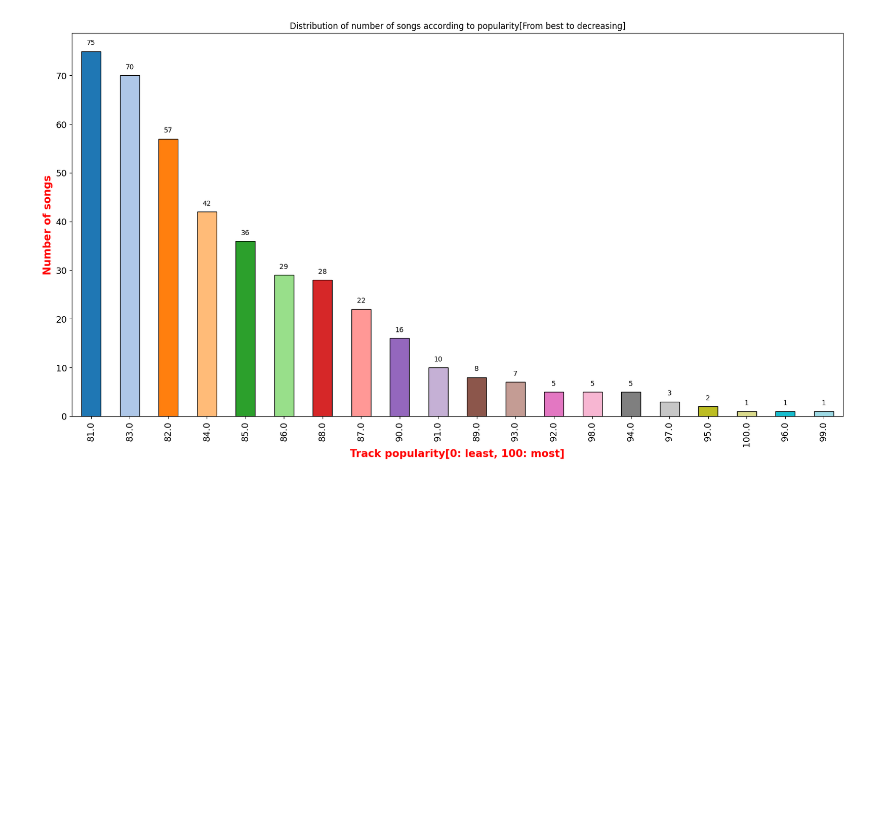
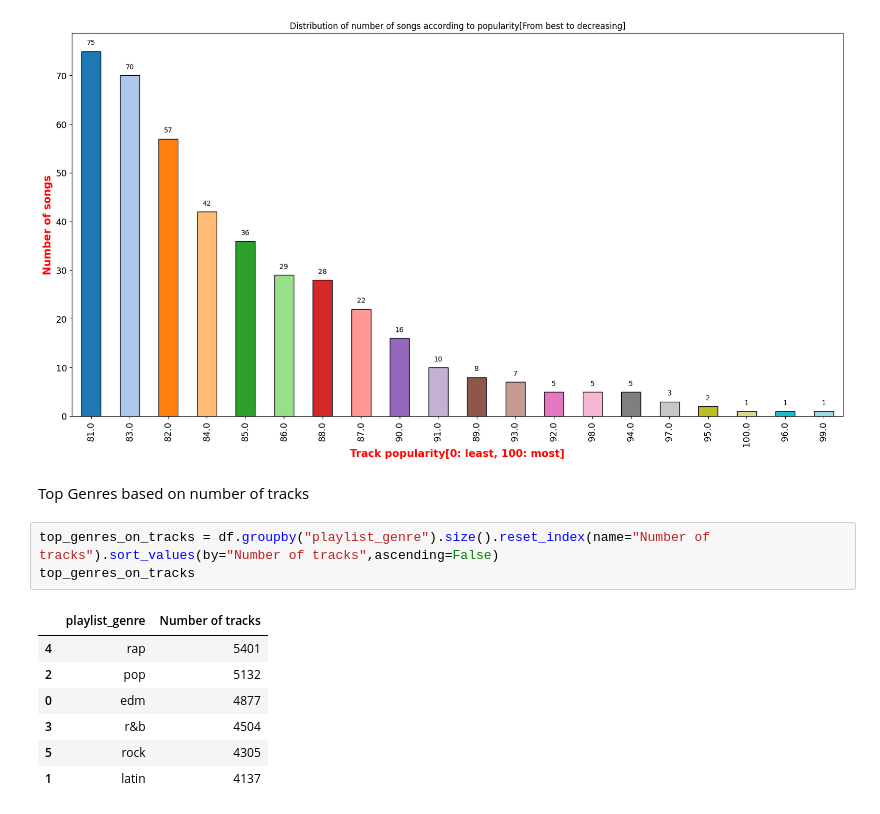
Before and after one commit to hemantsirsat/Data-Visualisation, a Jupyter notebook: Spotify/app.ipynb, the cells around one changed output. Cells and saved outputs as stored; diff of their text form; blank space fills up the shorter version.

```diff
--- a/Spotify/app.ipynb
+++ b/Spotify/app.ipynb
@@ -198,3 +202,16 @@ plt.title("Distribution of number of songs according to popularity[From best to
 plt.show()
 # %% [output]
 [figure]
+# %% [markdown]
+Top Genres based on number of tracks
+# %%
+top_genres_on_tracks = df.groupby("playlist_genre").size().reset_index(name="Number of tracks").sort_values(by="Number of tracks",ascending=False)
+top_genres_on_tracks
+# %% [output]
+|  | playlist_genre | Number of tracks |
+| 4 | rap | 5401 |
+| 2 | pop | 5132 |
+| 0 | edm | 4877 |
+| 3 | r&b | 4504 |
+| 5 | rock | 4305 |
+| 1 | latin | 4137 |
```
Also changed, not shown: parts of 6 cells of this notebook.
